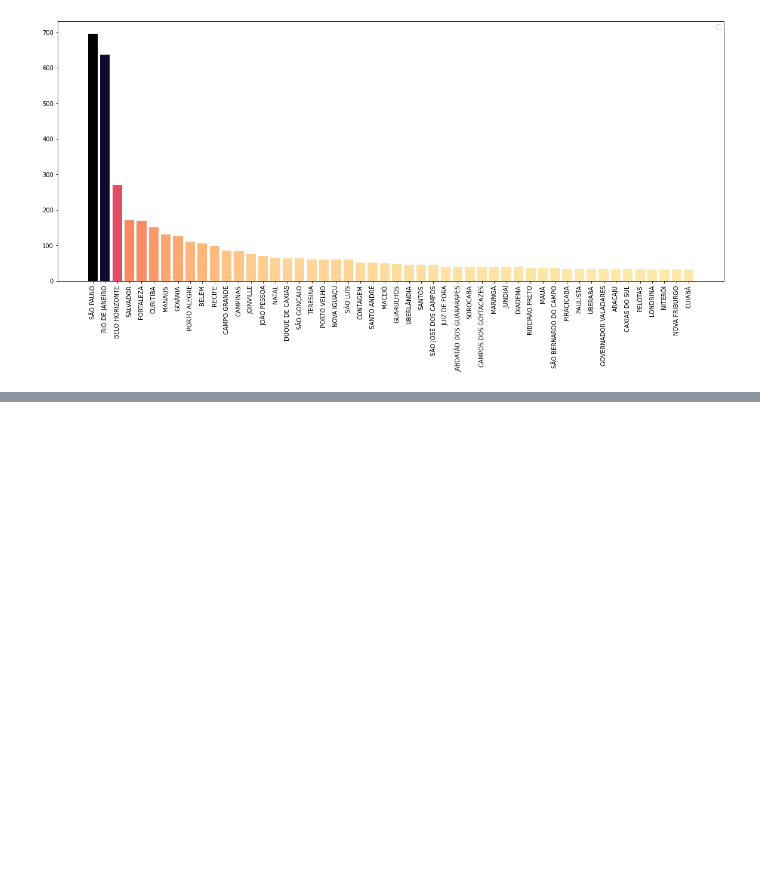
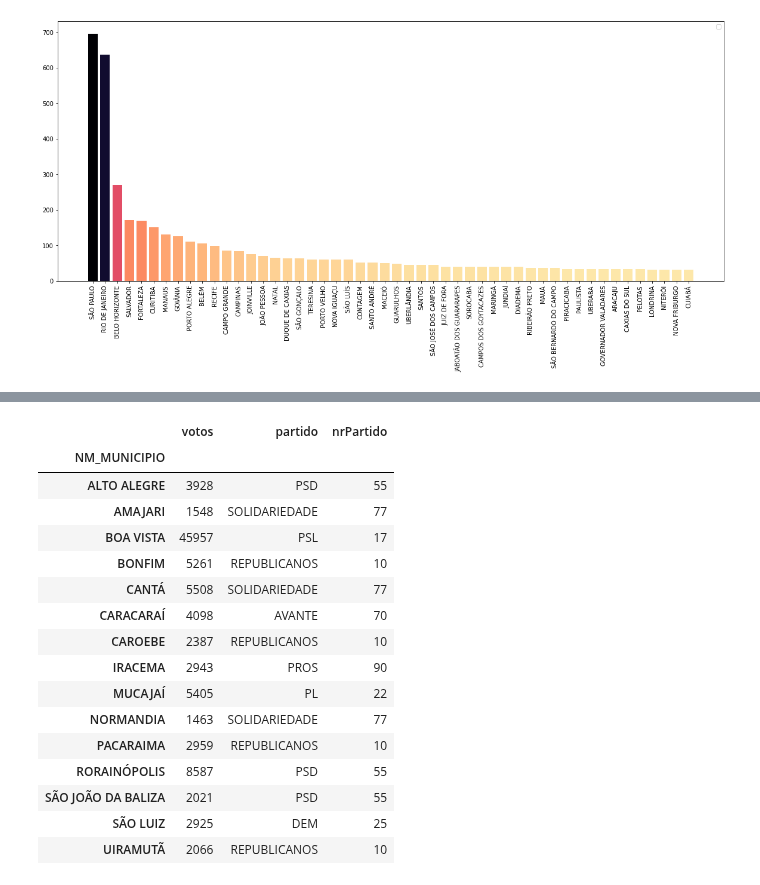
Before and after one commit to luisArthurRodriguesDaSilva/analise-eleicoes-brasileiras-2022, a Jupyter notebook: PieRRestudo.ipynb, the cells around one changed output, grey strips where cells are left out. Cells and saved outputs as stored; diff of their text form; code cells hidden in the pictures; blank space fills up the shorter version.

```diff
--- a/PieRRestudo.ipynb
+++ b/PieRRestudo.ipynb
@@ -107,0 +118,30 @@ WARNING:matplotlib.legend:No handles with labels found to put in legend.
+# %%
+primeiroTurnoRR = dados[
+    (dados['SG_UF'] == 'RR')
+]
+
+byMunicipio = primeiroTurnoRR.groupby(by=['NM_MUNICIPIO'] ).agg(
+    votos=( 'QT_VOTOS_NOMINAIS', 'max'),
+    partido=('SG_PARTIDO', lambda x: x.describe()[2]),
+    nrPartido = ('NR_PARTIDO', lambda z:list(z)[0] )
+)
+
+byMunicipio
+# %% [output]
+|  | votos | partido | nrPartido |
+| NM_MUNICIPIO |  |  |  |
+| ALTO ALEGRE | 3928 | PSD | 55 |
+| AMAJARI | 1548 | SOLIDARIEDADE | 77 |
+| BOA VISTA | 45957 | PSL | 17 |
+| BONFIM | 5261 | REPUBLICANOS | 10 |
+| CANTÁ | 5508 | SOLIDARIEDADE | 77 |
+| CARACARAÍ | 4098 | AVANTE | 70 |
+| CAROEBE | 2387 | REPUBLICANOS | 10 |
+| IRACEMA | 2943 | PROS | 90 |
+| MUCAJAÍ | 5405 | PL | 22 |
+| NORMANDIA | 1463 | SOLIDARIEDADE | 77 |
+| PACARAIMA | 2959 | REPUBLICANOS | 10 |
+| RORAINÓPOLIS | 8587 | PSD | 55 |
+| SÃO JOÃO DA BALIZA | 2021 | PSD | 55 |
+| SÃO LUIZ | 2925 | DEM | 25 |
+| UIRAMUTÃ | 2066 | REPUBLICANOS | 10 |
```
Also changed, not shown: parts of 9 cells of this notebook.
